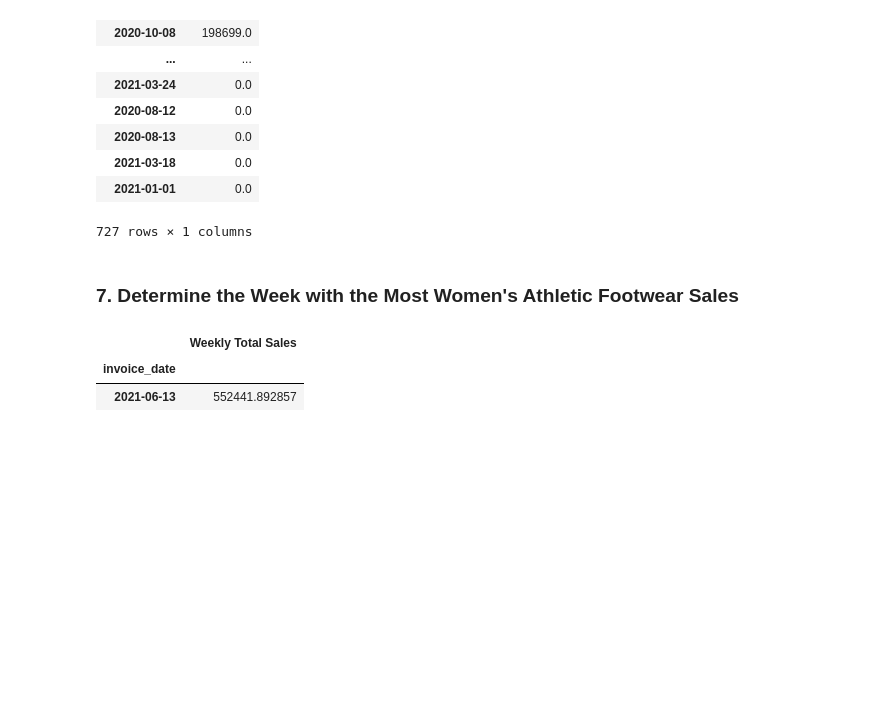
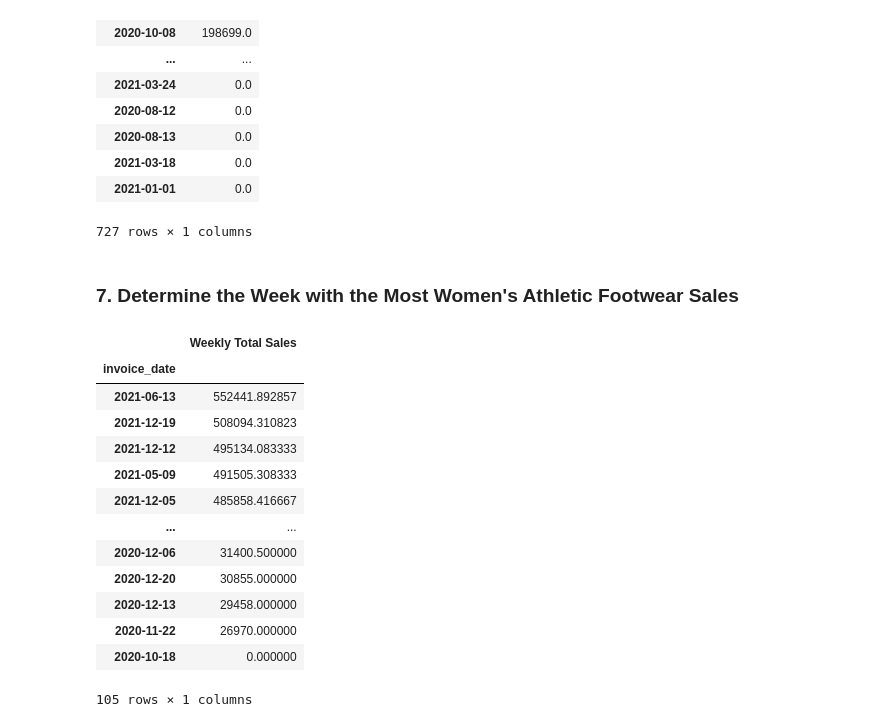
Before and after one commit to tamfree/athletic_sales_analysis, a Jupyter notebook: athletic_sales_analysis.ipynb, the cells around one changed output. Cells and saved outputs as stored; diff of their text form; code cells hidden in the pictures; blank space fills up the shorter version.

```diff
--- a/athletic_sales_analysis.ipynb
+++ b/athletic_sales_analysis.ipynb
@@ -459,11 +459,23 @@ sales_daily_df
 # %%
 # Resample the pivot table into weekly bins, and get the total sales for each week.
 # Sort the resampled pivot table in descending order on "Total Sales".
 sales_weekly_df = sales_times_series_df.resample('W').sum().sort_values(by= TOT_SALES_COL, ascending=False)
-sales_weekly_df = sales_weekly_df.rename(columns={TOT_SALES_COL: "Weekly Total Sales", INVOICE_DATE_COL: "Invoice Week"})
-week_w_most_sales = sales_weekly_df.iloc[0:1].copy()
-week_w_most_sales
+sales_weekly_df = sales_weekly_df.rename(columns={TOT_SALES_COL: "Weekly Total Sales"})
+#week_w_most_sales = sales_weekly_df.iloc[0:1].copy()
+#week_w_most_sales
+sales_weekly_df
 # %% [output]
 |  | Weekly Total Sales |
 | invoice_date |  |
 | 2021-06-13 | 552441.892857 |
+| 2021-12-19 | 508094.310823 |
+| 2021-12-12 | 495134.083333 |
+| 2021-05-09 | 491505.308333 |
+| 2021-12-05 | 485858.416667 |
+| ... | ... |
+| 2020-12-06 | 31400.500000 |
+| 2020-12-20 | 30855.000000 |
+| 2020-12-13 | 29458.000000 |
+| 2020-11-22 | 26970.000000 |
+| 2020-10-18 | 0.000000 |
+105 rows × 1 columns
```
